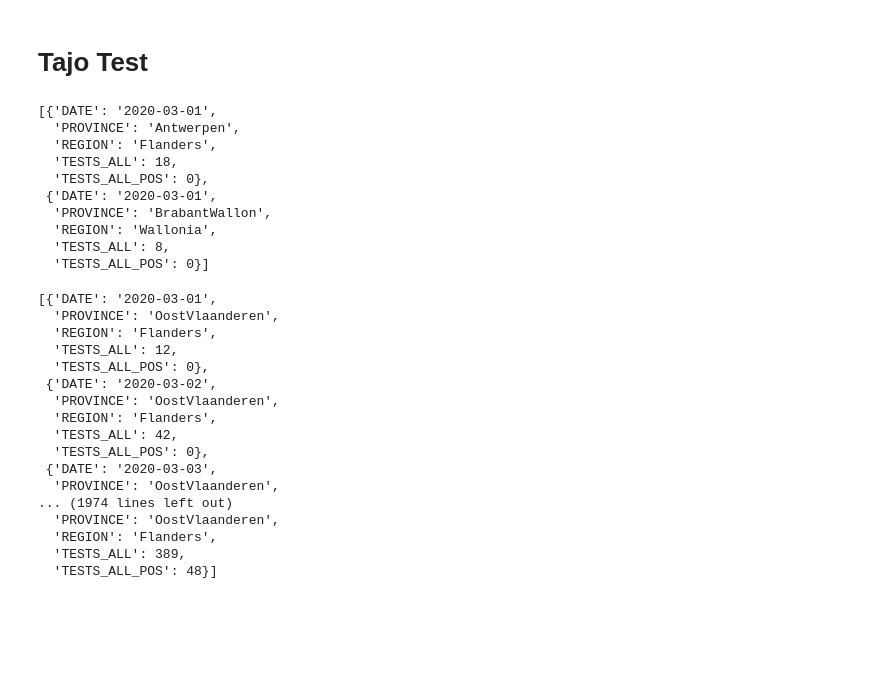
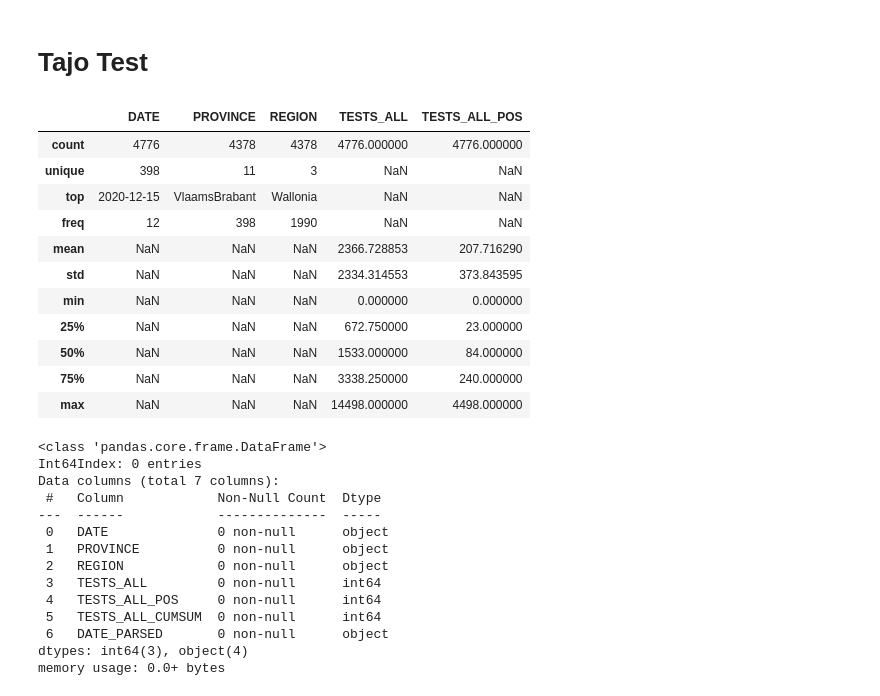
Before and after one commit to jcabuena/tajo_test, a Jupyter notebook: tajo_test.ipynb, the cells around one changed output. Drawn from its saved outputs; the diff is of its cells as text; code cells hidden in the pictures; blank space fills up the shorter version.

```diff
--- a/tajo_test.ipynb
+++ b/tajo_test.ipynb
@@ -5,35 +10,19 @@ import requests as r
 # %%
 data = r.get('https://epistat.sciensano.be/Data/COVID19BE_tests.json').json()
-# %%
-data[:2]
-# %% [output]
-[{'DATE': '2020-03-01',
-  'PROVINCE': 'Antwerpen',
-  'REGION': 'Flanders',
-  'TESTS_ALL': 18,
-  'TESTS_ALL_POS': 0},
- {'DATE': '2020-03-01',
-  'PROVINCE': 'BrabantWallon',
-  'REGION': 'Wallonia',
-  'TESTS_ALL': 8,
-  'TESTS_ALL_POS': 0}]
-# %%
-[e for e in data if 'PROVINCE' in e and e['PROVINCE'] == 'OostVlaanderen']
-# %% [output]
-[{'DATE': '2020-03-01',
-  'PROVINCE': 'OostVlaanderen',
-  'REGION': 'Flanders',
-  'TESTS_ALL': 12,
-  'TESTS_ALL_POS': 0},
- {'DATE': '2020-03-02',
-  'PROVINCE': 'OostVlaanderen',
-  'REGION': 'Flanders',
-  'TESTS_ALL': 42,
-  'TESTS_ALL_POS': 0},
- {'DATE': '2020-03-03',
-  'PROVINCE': 'OostVlaanderen',
-... (1974 lines left out)
-  'PROVINCE': 'OostVlaanderen',
-  'REGION': 'Flanders',
-  'TESTS_ALL': 389,
-  'TESTS_ALL_POS': 48}]
+# %%
+df = pd.DataFrame(data)
+df.info
+df.describe(include='all')
+# %% [output]
+|  | DATE | PROVINCE | REGION | TESTS_ALL | TESTS_ALL_POS |
+| count | 4776 | 4378 | 4378 | 4776.000000 | 4776.000000 |
+| unique | 398 | 11 | 3 | NaN | NaN |
+| top | 2020-12-15 | VlaamsBrabant | Wallonia | NaN | NaN |
+| freq | 12 | 398 | 1990 | NaN | NaN |
+| mean | NaN | NaN | NaN | 2366.728853 | 207.716290 |
+| std | NaN | NaN | NaN | 2334.314553 | 373.843595 |
+| min | NaN | NaN | NaN | 0.000000 | 0.000000 |
+| 25% | NaN | NaN | NaN | 672.750000 | 23.000000 |
+| 50% | NaN | NaN | NaN | 1533.000000 | 84.000000 |
+| 75% | NaN | NaN | NaN | 3338.250000 | 240.000000 |
+| max | NaN | NaN | NaN | 14498.000000 | 4498.000000 |
@@ -39,0 +31,17 @@ data[:2]
+# %%
+df.info()
+# %% [output]
+<class 'pandas.core.frame.DataFrame'>
+Int64Index: 0 entries
+Data columns (total 7 columns):
+ #   Column            Non-Null Count  Dtype
+---  ------            --------------  -----
+ 0   DATE              0 non-null      object
+ 1   PROVINCE          0 non-null      object
+ 2   REGION            0 non-null      object
+ 3   TESTS_ALL         0 non-null      int64
+ 4   TESTS_ALL_POS     0 non-null      int64
+ 5   TESTS_ALL_CUMSUM  0 non-null      int64
+ 6   DATE_PARSED       0 non-null      object
+dtypes: int64(3), object(4)
+memory usage: 0.0+ bytes
```
Also changed, not shown: parts of 8 cells of this notebook.
